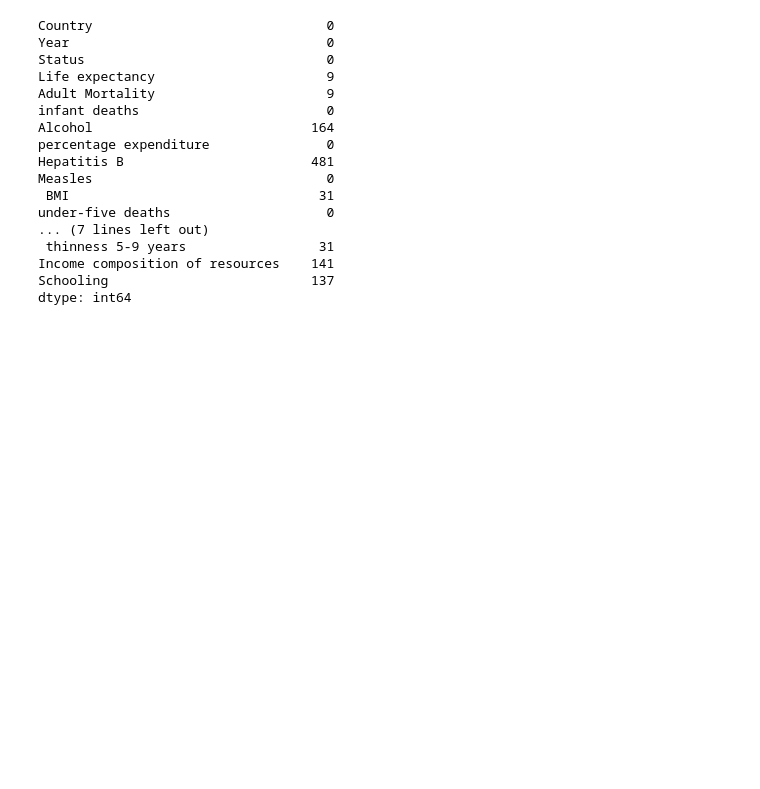
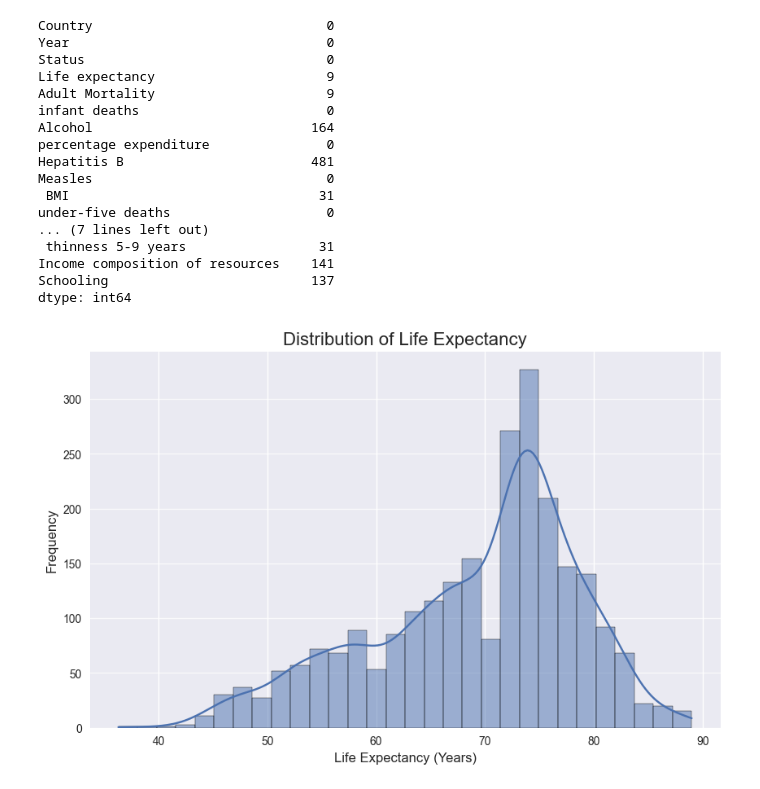
Before and after one commit to anuragdey05/life_expectancy_task, a Jupyter notebook: notebooks/data_exploration.ipynb, the cells around one changed output. Cells and saved outputs as stored; diff of their text form; code cells hidden in the pictures; blank space fills up the shorter version.

Commit message:
Pre processing and predict and train model inital

```diff
--- a/notebooks/data_exploration.ipynb
+++ b/notebooks/data_exploration.ipynb
@@ -62,3 +62,25 @@ under-five deaths                    0
 Income composition of resources    141
 Schooling                          137
 dtype: int64
+# %%
+# Clean all column names to remove leading/trailing spaces
+df.columns = df.columns.str.strip()
+
+# Target Variable: Life Expectancy
+# Remove rows where 'Life expectancy' is missing as we cannot train or test the model with missing values
+df.dropna(subset=['Life expectancy'], inplace=True)
+
+# Plotting the Distribution
+plt.figure(figsize=(10, 6))
+sns.histplot(df['Life expectancy'], bins=30, kde=True)
+
+# Adding Titles and Labels for Clarity
+plt.title('Distribution of Life Expectancy', fontsize=16)
+plt.xlabel('Life Expectancy (Years)', fontsize=12)
+plt.ylabel('Frequency', fontsize=12)
+plt.grid(axis='y', alpha=0.75)
+
+# Display the Plot
+plt.show()
+# %% [output]
+[figure, added]
```
Also changed, not shown: 4 other files.
